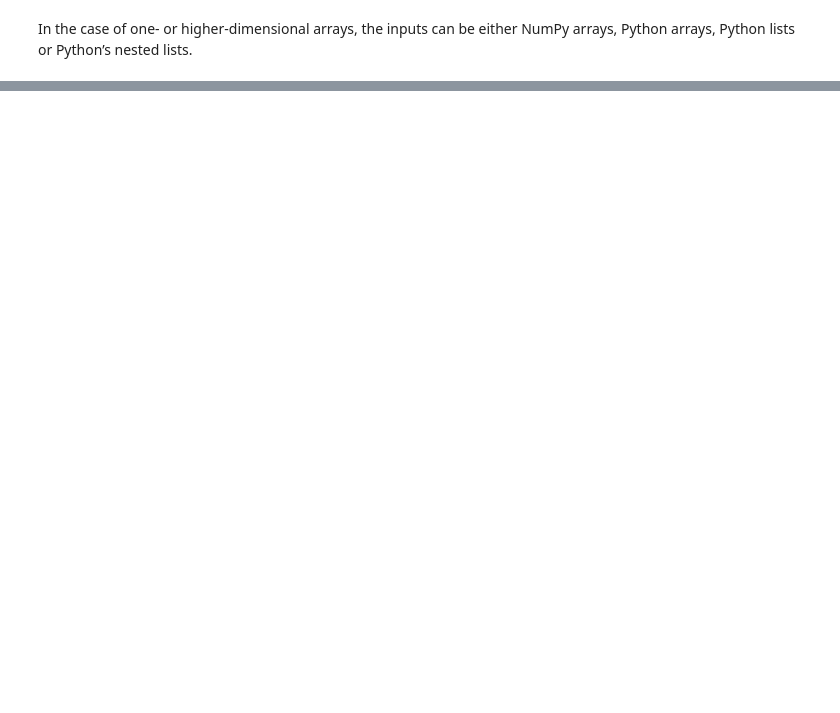
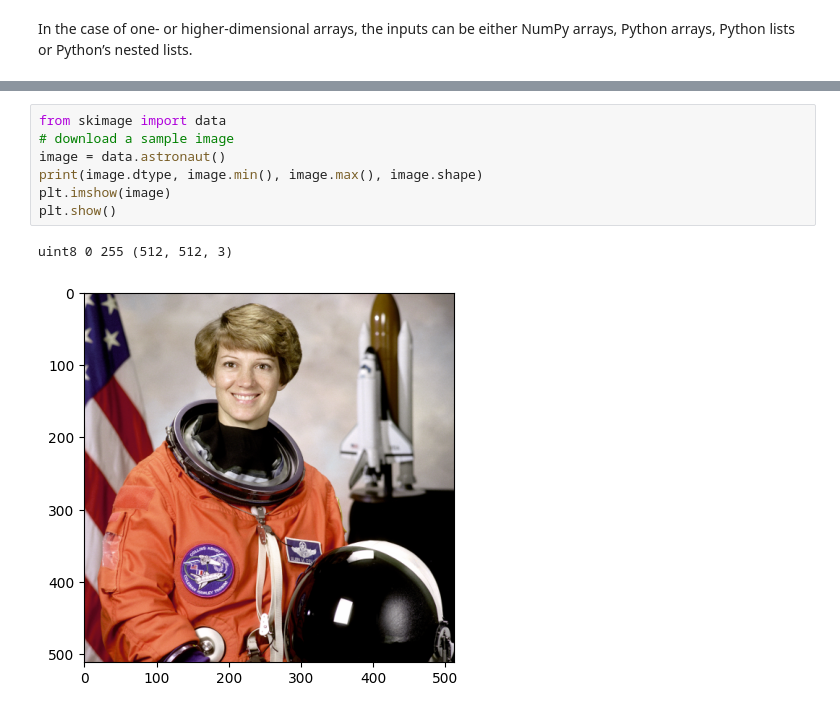
Before and after one commit to JaiKumar1717/FMML-Notebook, a Jupyter notebook: Lab_1_Assignment.ipynb, the cells around one changed output, grey strips where cells are left out. Drawn from its saved outputs; the diff is of its cells as text; blank space fills up the shorter version.

```diff
--- a/Lab_1_Assignment.ipynb
+++ b/Lab_1_Assignment.ipynb
@@ -116,0 +385,10 @@ It performs dot (scalar) product with 2 or more input matrices. First and last a
+# %%
+from skimage import data
+# download a sample image
+image = data.astronaut()
+print(image.dtype, image.min(), image.max(), image.shape)
+plt.imshow(image)
+plt.show()
+# %% [output]
+uint8 0 255 (512, 512, 3)
+[figure, added]
```
Also changed, not shown: parts of 62 cells of this notebook.
